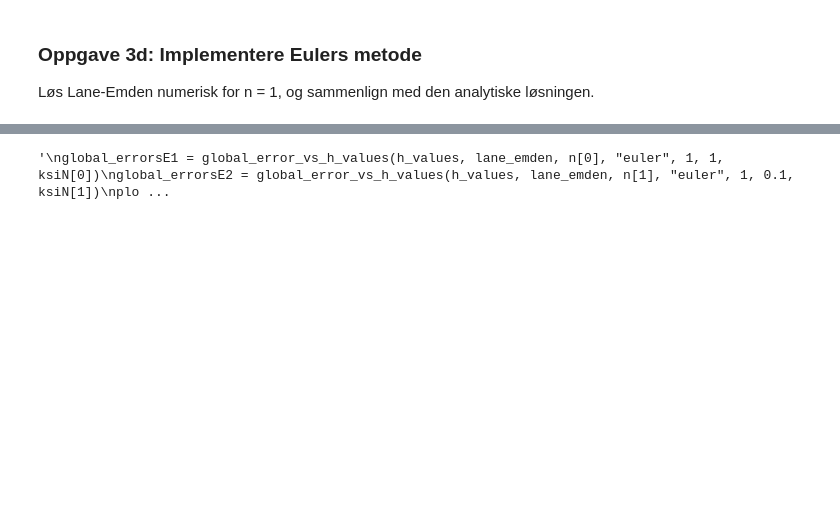
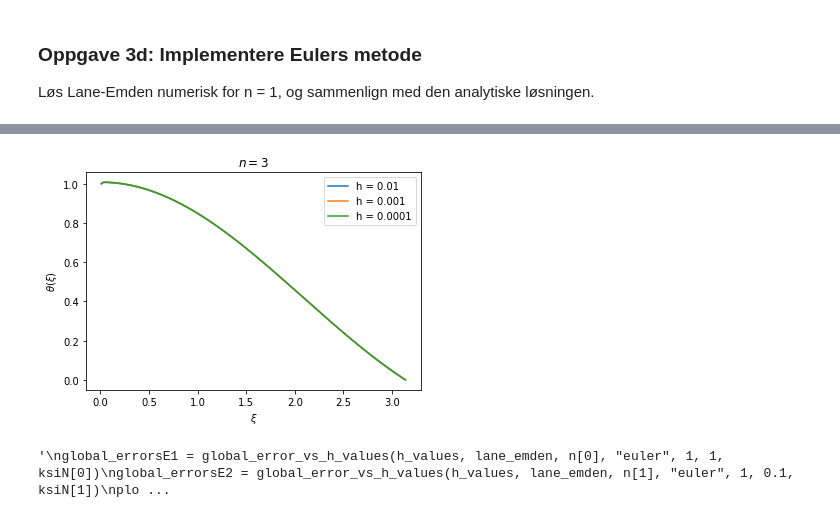
Before and after one commit to alexaoh/TMA4320, a Jupyter notebook: Project3/Project3MyLocalVersion.ipynb, the cells around one changed output, grey strips where cells are left out. Saved outputs shown, nothing was run; the diff lists cells and outputs as text; code cells hidden in the pictures; blank space fills up the shorter version.

```diff
--- a/Project3/Project3MyLocalVersion.ipynb
+++ b/Project3/Project3MyLocalVersion.ipynb
@@ -204,3 +133,11 @@ plt.show()
+# %%
+#task 3f)
+#same as 3d when it comes to plotting.
+
+list_of_t_lists_kutta, list_of_y_lists_kutta = get_values(h, n[0], "RK4")
+simple_plot(list_of_t_lists_kutta, list_of_y_lists_kutta, h, n[2])
+# %% [output]
+[figure, added]
 # %%
 #3g)
 #Plot the global error from both methods as a function of h
```
Also changed, not shown: parts of 4 cells of this notebook, 2 other files.
